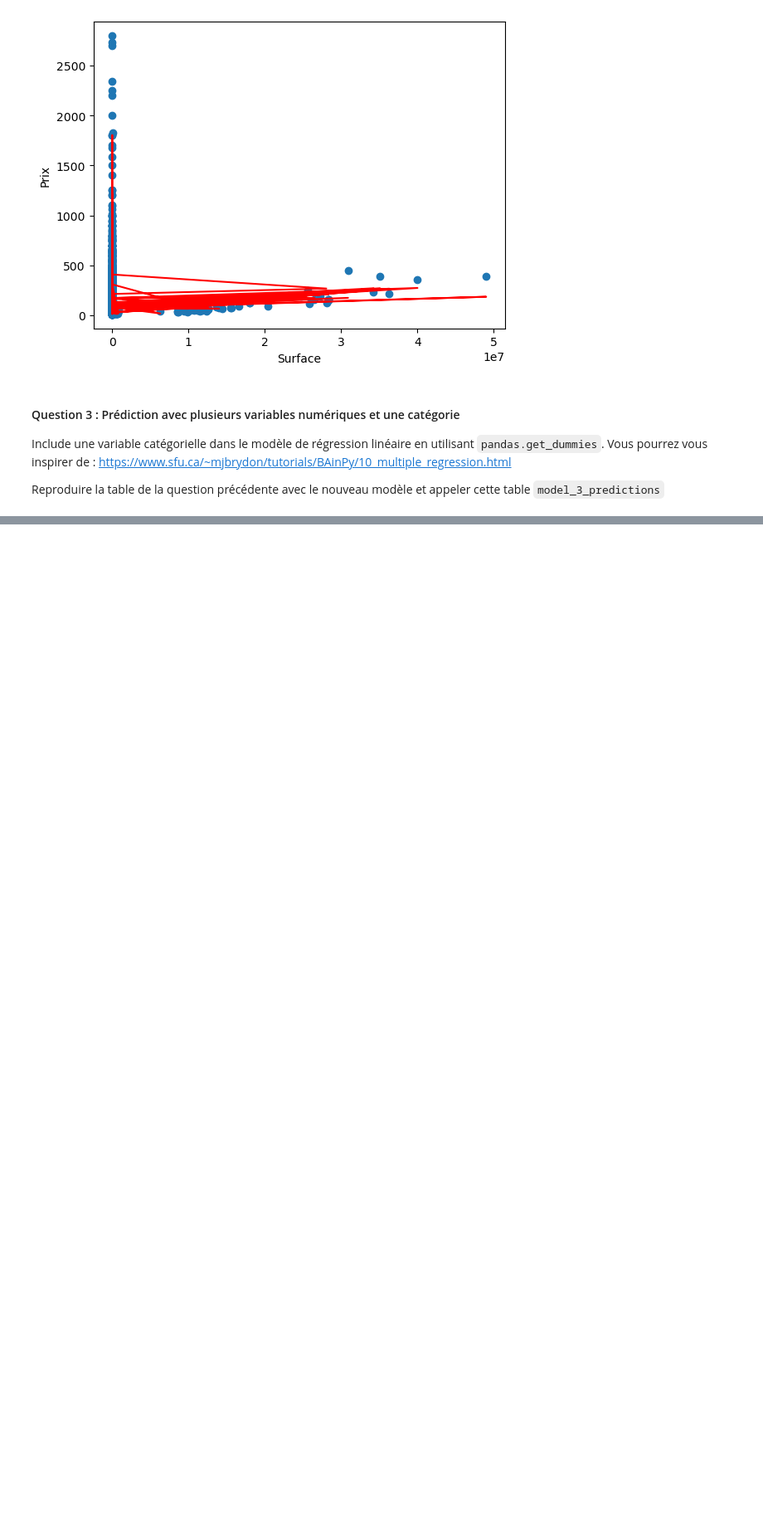
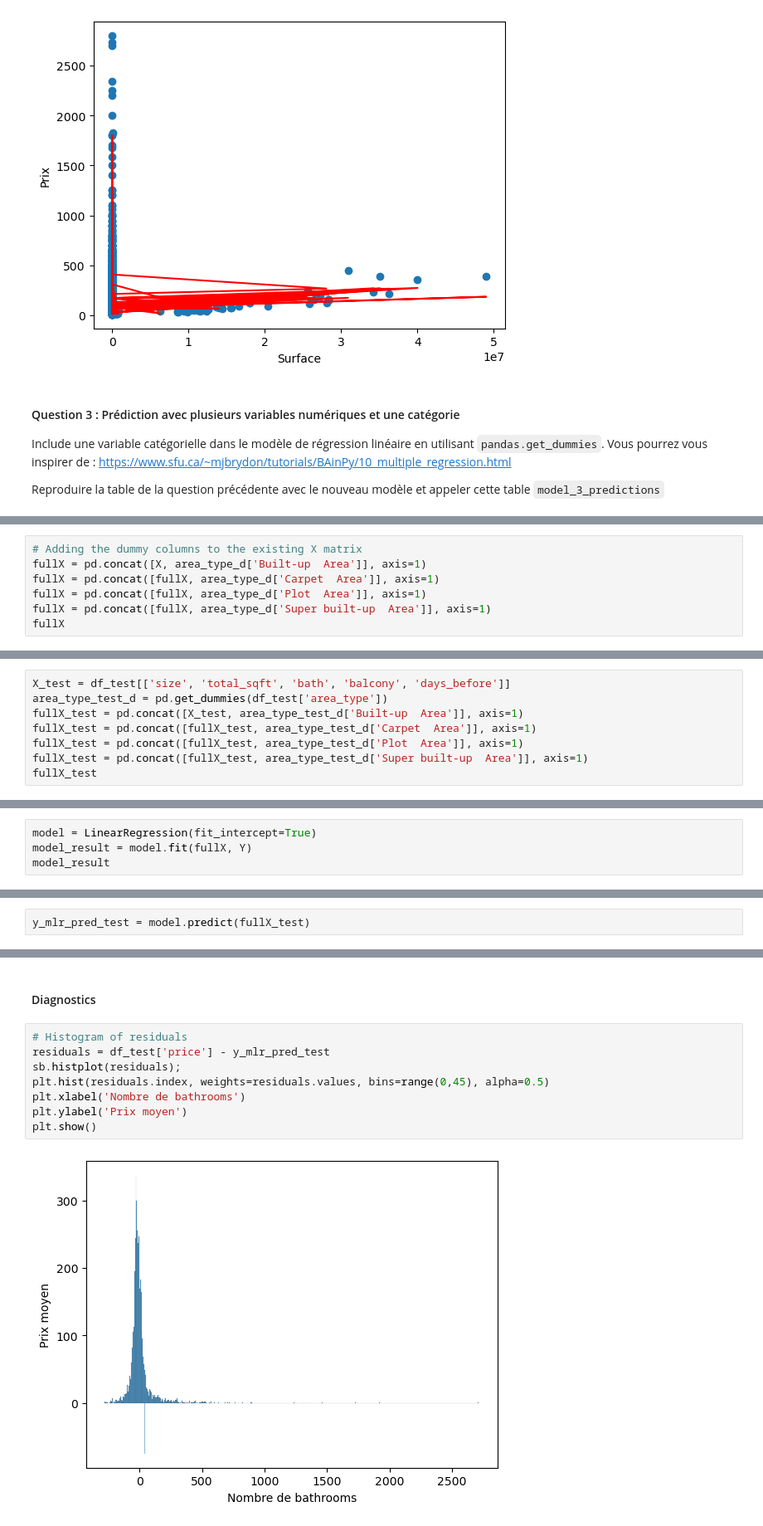
Before and after one commit to MateoDubernet/data-science-project-2, a Jupyter notebook: projet.ipynb, the cells around one changed output, grey strips where cells are left out. Shown at 83% size. Saved outputs shown, nothing was run; the diff lists cells and outputs as text; blank space fills up the shorter version.

```diff
--- a/projet.ipynb
+++ b/projet.ipynb
@@ -692,0 +807,7 @@ Reproduire la table de la question précédente avec le nouveau modèle et appel
+# %%
+# Adding the dummy columns to the existing X matrix
+fullX = pd.concat([X, area_type_d['Built-up  Area']], axis=1)
+fullX = pd.concat([fullX, area_type_d['Carpet  Area']], axis=1)
+fullX = pd.concat([fullX, area_type_d['Plot  Area']], axis=1)
+fullX = pd.concat([fullX, area_type_d['Super built-up  Area']], axis=1)
+fullX
@@ -692,0 +828,8 @@ Reproduire la table de la question précédente avec le nouveau modèle et appel
+# %%
+X_test = df_test[['size', 'total_sqft', 'bath', 'balcony', 'days_before']]
+area_type_test_d = pd.get_dummies(df_test['area_type'])
+fullX_test = pd.concat([X_test, area_type_test_d['Built-up  Area']], axis=1)
+fullX_test = pd.concat([fullX_test, area_type_test_d['Carpet  Area']], axis=1)
+fullX_test = pd.concat([fullX_test, area_type_test_d['Plot  Area']], axis=1)
+fullX_test = pd.concat([fullX_test, area_type_test_d['Super built-up  Area']], axis=1)
+fullX_test
@@ -692,0 +850,4 @@ Reproduire la table de la question précédente avec le nouveau modèle et appel
+# %%
+model = LinearRegression(fit_intercept=True)
+model_result = model.fit(fullX, Y)
+model_result
@@ -692,0 +856,2 @@ Reproduire la table de la question précédente avec le nouveau modèle et appel
+# %%
+y_mlr_pred_test = model.predict(fullX_test)
@@ -692,0 +878,12 @@ Reproduire la table de la question précédente avec le nouveau modèle et appel
+# %% [markdown]
+#### Diagnostics
+# %%
+# Histogram of residuals
+residuals = df_test['price'] - y_mlr_pred_test
+sb.histplot(residuals);
+plt.hist(residuals.index, weights=residuals.values, bins=range(0,45), alpha=0.5)
+plt.xlabel('Nombre de bathrooms')
+plt.ylabel('Prix moyen')
+plt.show()
+# %% [output]
+[figure, added]
```
Also changed, not shown: parts of 21 cells of this notebook.
